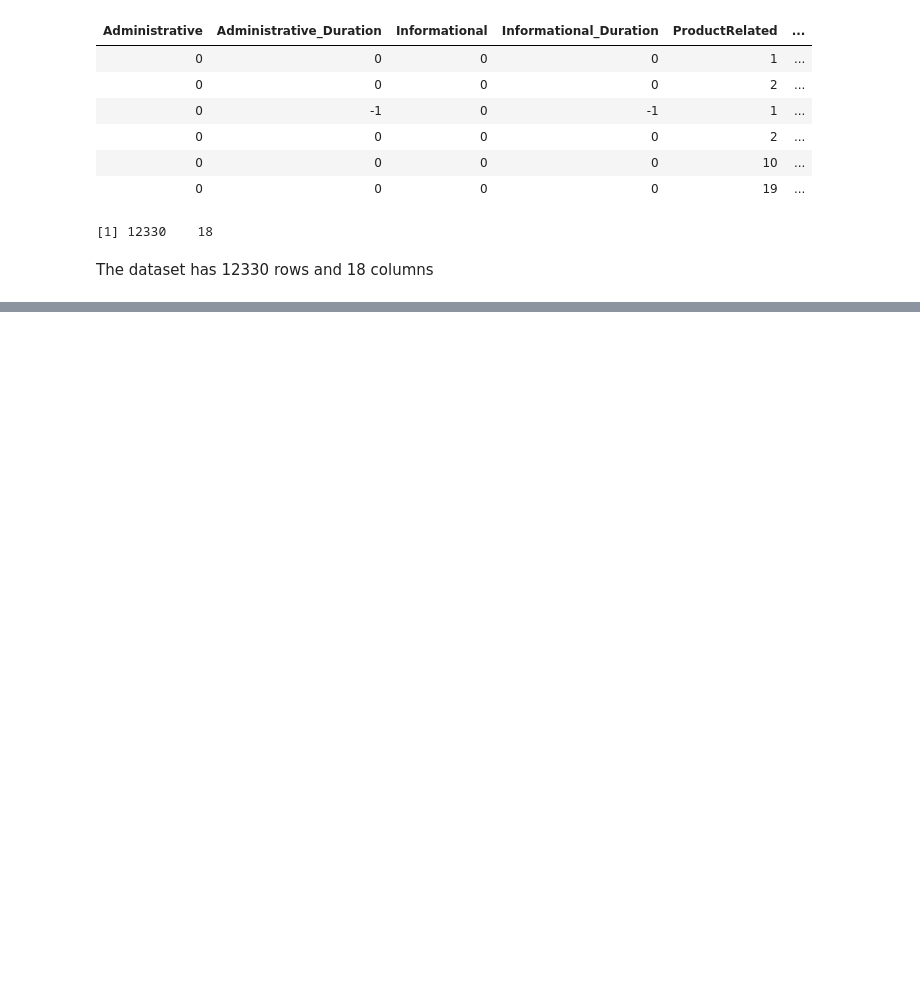
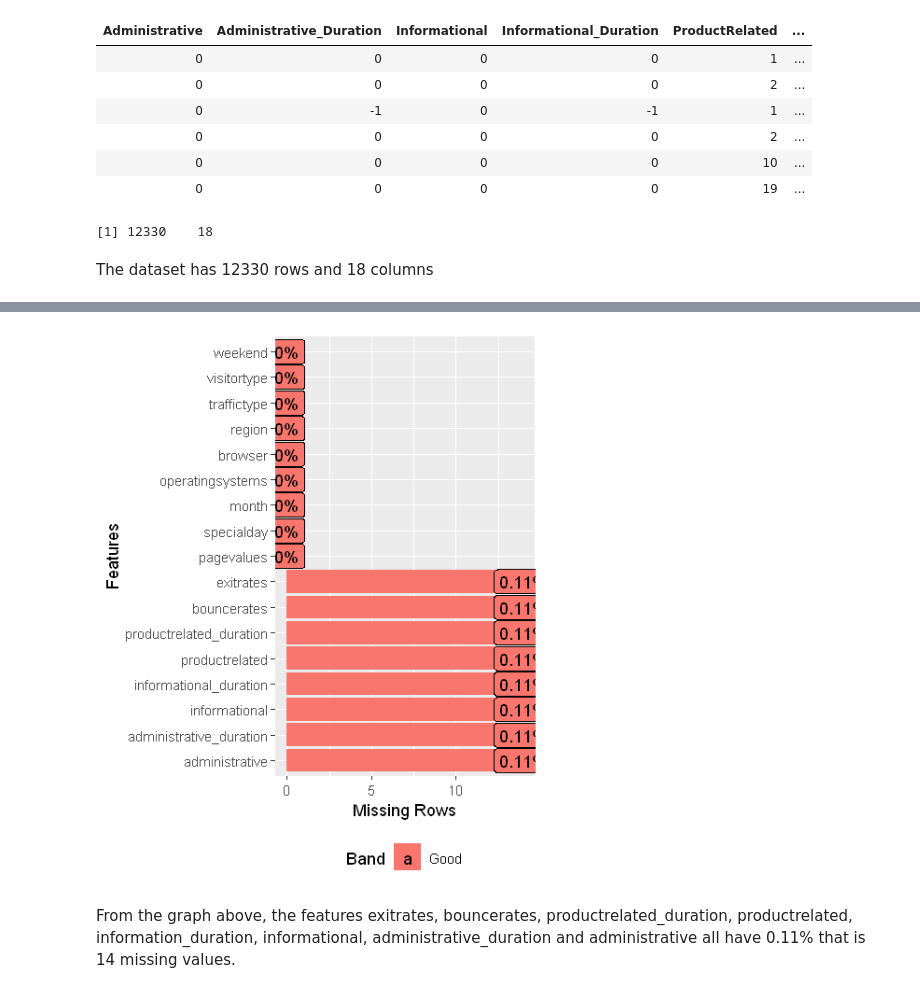
Before and after one commit to mwinzie/Customer-Behaviour, a Jupyter notebook: Customer Behaviour.ipynb, the cells around one changed output, grey strips where cells are left out. Cells and saved outputs as stored; diff of their text form; code cells hidden in the pictures; blank space fills up the shorter version.

```diff
--- a/Customer Behaviour.ipynb
+++ b/Customer Behaviour.ipynb
@@ -18,0 +41,4 @@ The dataset has 12330 rows and 18 columns
+# %%
+#dropping the revenue column
+new_ons = ons[, -c(18)]
+head(new_ons)
@@ -18,0 +107,7 @@ The dataset has 12330 rows and 18 columns
+# %%
+#using the data explorer library to get to see the missing values percentage
+plot_missing(new_ons)
+# %% [output]
+[figure, added]
+# %% [markdown]
+From the graph above, the features exitrates, bouncerates, productrelated_duration, productrelated, information_duration, informational, administrative_duration and administrative all have 0.11% that is 14 missing values.
```
Also changed, not shown: parts of 88 cells of this notebook.
